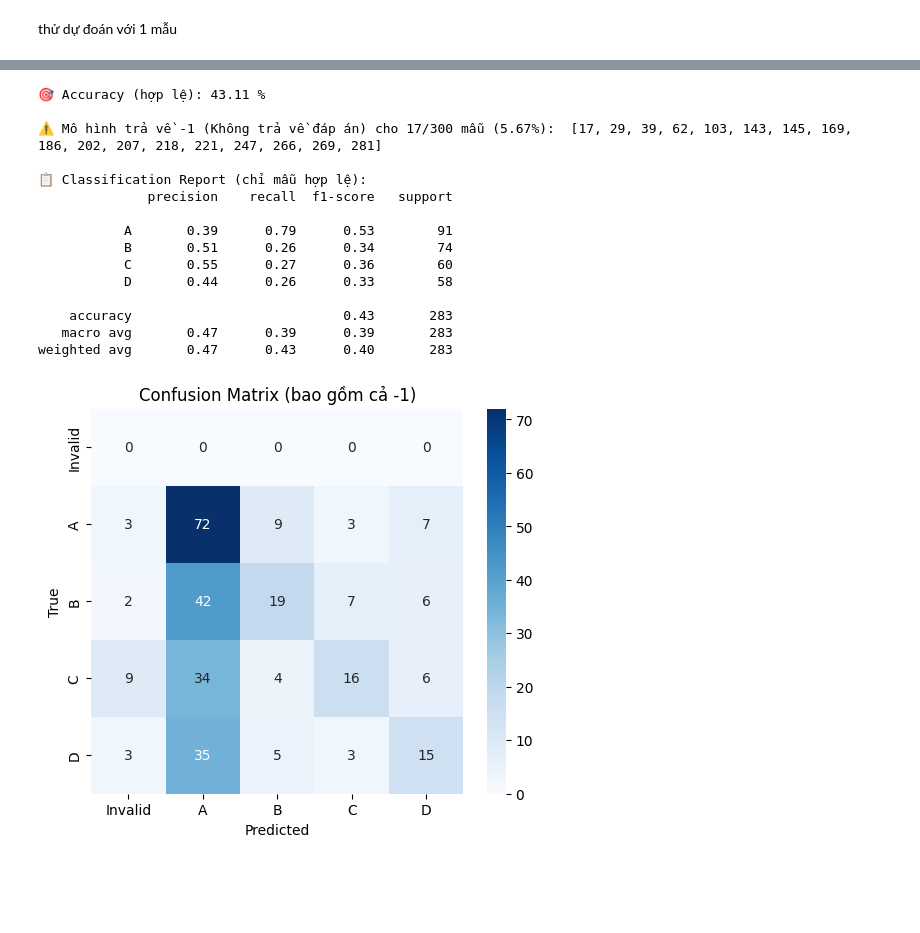
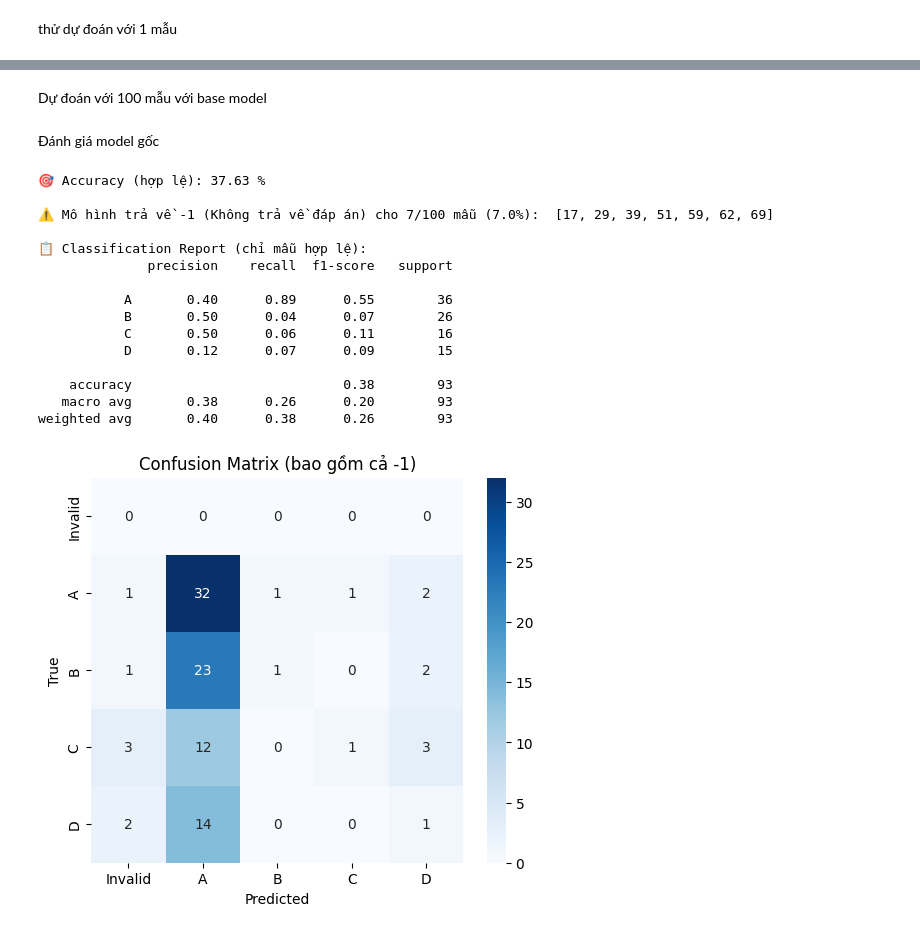
Before and after one commit to lhldanh/Parameter-Efficient-Fine-Tuning-For-ViMedMCQA, a Jupyter notebook: evaluation_form.ipynb, the cells around one changed output, grey strips where cells are left out. Saved outputs shown, nothing was run; the diff lists cells and outputs as text; code cells hidden in the pictures; blank space fills up the shorter version.

Commit message:
add evaluation by base model

```diff
--- a/evaluation_form.ipynb
+++ b/evaluation_form.ipynb
@@ -106,7 +106,7 @@ def formatting_prompt(examples):
         raw_question = questions[idx]
         question = ''.join(c for c in raw_question if c.isalnum() or c.isspace()).strip()
 
-        choices = f"A. {opas[idx]}\nB. {opbs[idx]}\nC. {opcs[idx]}\nD. {opds[idx]}"
+        choices = f"A. {opas[idx]} B. {opbs[idx]} C. {opcs[idx]} D. {opds[idx]}"
         prompt = data_prompt.format(question, choices)
         texts.append(prompt)
 
@@ -189,8 +183,8 @@ Dự đoán với 100 mẫu
 # %%
 from tqdm import tqdm
 
-res = []
-ds_val500 = ds_val['text'][:300]
+res1 = []
+ds_val500 = ds_val['text'][:100]
 
 for i in tqdm(range(len(ds_val500)), desc="🔄 Đang sinh từng câu"):
 
@@ -206,4 +200,4 @@ for i in tqdm(range(len(ds_val500)), desc="🔄 Đang sinh từng câu"):
         )
 
     answer = tokenizer.decode(outputs[0], skip_special_tokens=True)
-    res.append(extract_answer_index(answer))
+    res1.append(extract_answer_index(answer))
@@ -210,6 +269,31 @@ for i in tqdm(range(len(ds_val500)), desc="🔄 Đang sinh từng câu"):
+# %% [markdown]
+Dự đoán với 100 mẫu với base model
+# %%
+from tqdm import tqdm
+
+res = []
+ds_val500 = ds_val['text'][:100]
+
+for i in tqdm(range(len(ds_val500)), desc="🔄 Đang sinh từng câu"):
+
+    prompt = ds_val500[i]  # ✅ lấy từng câu riêng lẻ
+
+    inputs = tokenizer(prompt, return_tensors="pt").to(model.device)
+
+    with torch.no_grad():
+        outputs = base_model.generate(
+            **inputs,
+            max_new_tokens=32,
+            do_sample=False,
+        )
+
+    answer = tokenizer.decode(outputs[0], skip_special_tokens=True)
+    res.append(extract_answer_index(answer))
+# %% [markdown]
+Đánh giá model gốc
 # %%
 # ✅ Ground truth
-gts = ds_val['cop'][:300] # Đảm bảo là list[int]
+gts = ds_val['cop'][:100] # Đảm bảo là list[int]
 # ✅ res = [0, 1, 2, 3, -1, ...]  # đã có từ trước
 
 # ✅ Tính accuracy (chỉ trên mẫu hợp lệ: 0–3)
@@ -233,40 +317,40 @@ print("🎯 Accuracy (hợp lệ):", round(acc_result['accuracy'] * 100, 2), "%"
 num_invalid = len(invalid_indices)
 print(f"\n⚠️ Mô hình trả về -1 (Không trả về đáp án) cho {num_invalid}/{len(res)} mẫu ({round(num_invalid/len(res)*100, 2)}%): ", invalid_indices)
 
 # 📌 Classification Report (chỉ cho hợp lệ)
 print("\n📋 Classification Report (chỉ mẫu hợp lệ):")
 print(classification_report(gts_valid, res_valid, labels=[0,1,2,3], target_names=["A", "B", "C", "D"]))
 
 # ✅ Mở rộng Confusion Matrix: gồm cả -1
 labels_all = [-1, 0, 1, 2, 3]
 target_names = ["Invalid", "A", "B", "C", "D"]
 
 cm = confusion_matrix(gts, res, labels=labels_all)
 
 # 📊 Vẽ heatmap
 plt.figure(figsize=(6, 5))
 sns.heatmap(cm, annot=True, fmt='d',
             xticklabels=target_names,
             yticklabels=target_names,
             cmap="Blues")
 plt.xlabel("Predicted")
 plt.ylabel("True")
 plt.title("Confusion Matrix (bao gồm cả -1)")
 plt.show()
 # %% [output]
-🎯 Accuracy (hợp lệ): 43.11 %
+🎯 Accuracy (hợp lệ): 37.63 %
 
-⚠️ Mô hình trả về -1 (Không trả về đáp án) cho 17/300 mẫu (5.67%):  [17, 29, 39, 62, 103, 143, 145, 169, 186, 202, 207, 218, 221, 247, 266, 269, 281]
+⚠️ Mô hình trả về -1 (Không trả về đáp án) cho 7/100 mẫu (7.0%):  [17, 29, 39, 51, 59, 62, 69]
 
 📋 Classification Report (chỉ mẫu hợp lệ):
               precision    recall  f1-score   support
 
-           A       0.39      0.79      0.53        91
-           B       0.51      0.26      0.34        74
-           C       0.55      0.27      0.36        60
-           D       0.44      0.26      0.33        58
+           A       0.40      0.89      0.55        36
+           B       0.50      0.04      0.07        26
+           C       0.50      0.06      0.11        16
+           D       0.12      0.07      0.09        15
 
-    accuracy                           0.43       283
-   macro avg       0.47      0.39      0.39       283
-weighted avg       0.47      0.43      0.40       283
+    accuracy                           0.38        93
+   macro avg       0.38      0.26      0.20        93
+weighted avg       0.40      0.38      0.26        93
-[figure, old version]
+[figure, new version]
```
Also changed, not shown: parts of 5 cells of this notebook.
